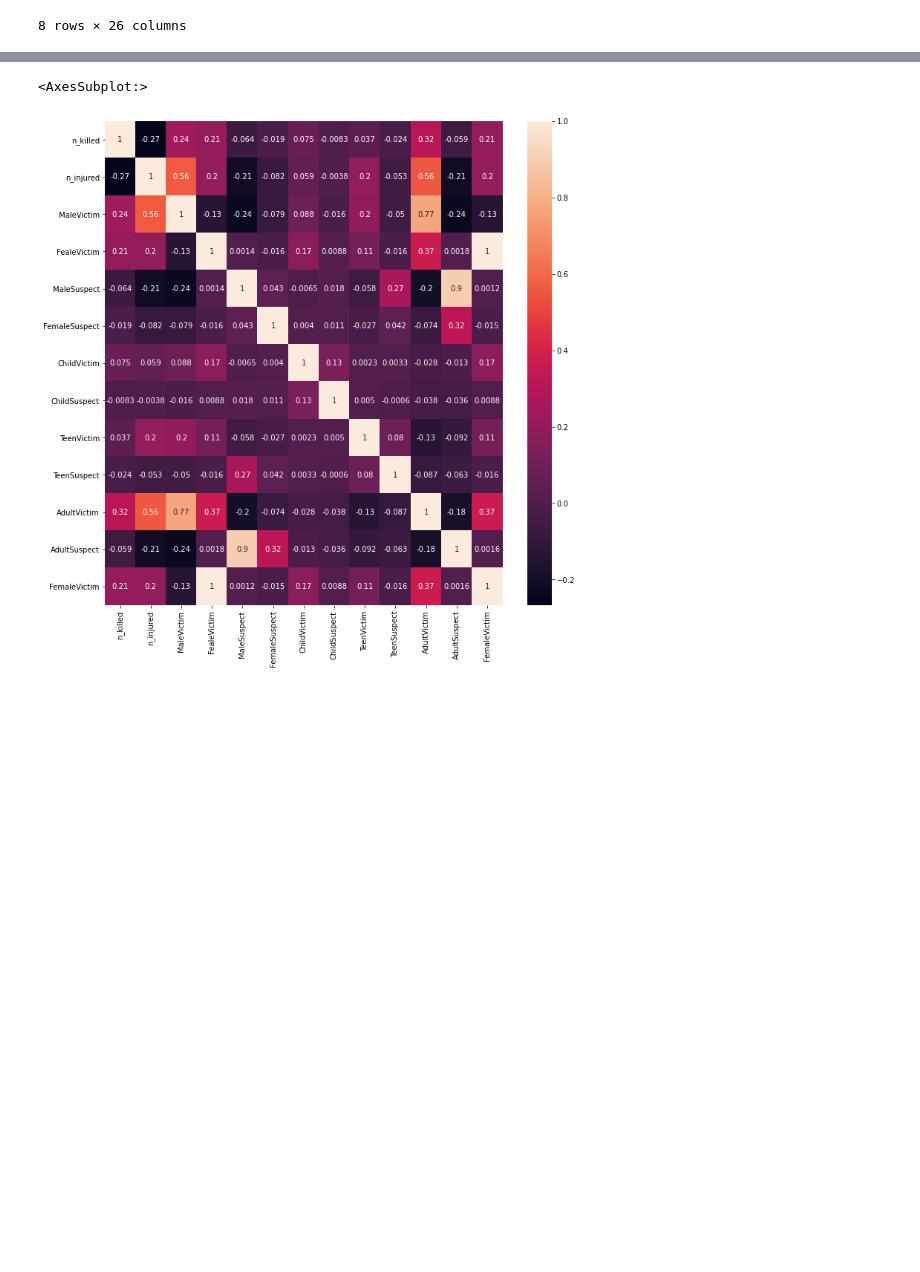
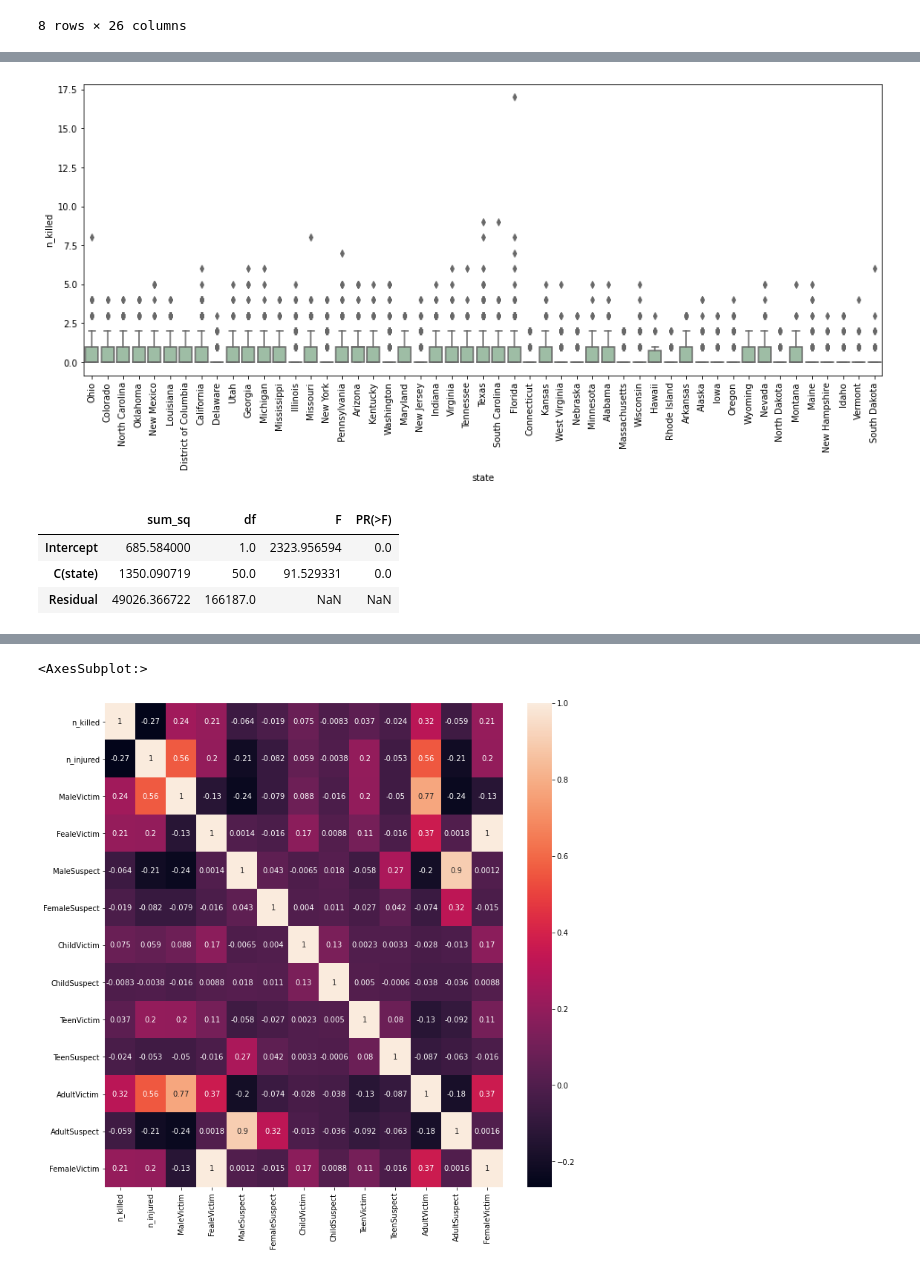
Before and after one commit to ErfanFaneian/580_final, a Jupyter notebook: gun_violance_testing.ipynb, the cells around one changed output, grey strips where cells are left out. Drawn from its saved outputs; the diff is of its cells as text; code cells hidden in the pictures; blank space fills up the shorter version.

```diff
--- a/gun_violance_testing.ipynb
+++ b/gun_violance_testing.ipynb
@@ -371,0 +397,2 @@ df3.head()
+# %%
+df5 = df3[['state','n_killed']]
@@ -371,0 +415,23 @@ df3.head()
+# %%
+import matplotlib.pyplot as plt
+import seaborn as sns
+plt.figure(figsize=(16, 6))
+plt.xticks(rotation=90 )
+sns.boxplot( x='state', y='n_killed', data=df5, color='#99c2a2')
+#ax = sns.swarmplot(x="state", y="n_killed", data=df5, color='#7d0013')
+plt.show()
+# %% [output]
+[figure, added]
+# %%
+import statsmodels.api as sm
+from statsmodels.formula.api import ols
+
+# Ordinary Least Squares (OLS) model
+model = ols('n_killed ~ C(state)', data=df5).fit()
+anova_table = sm.stats.anova_lm(model, typ=3)
+anova_table
+# %% [output]
+|  | sum_sq | df | F | PR(>F) |
+| Intercept | 685.584000 | 1.0 | 2323.956594 | 0.0 |
+| C(state) | 1350.090719 | 50.0 | 91.529331 | 0.0 |
+| Residual | 49026.366722 | 166187.0 | NaN | NaN |
```
Also changed, not shown: parts of 16 cells of this notebook.
